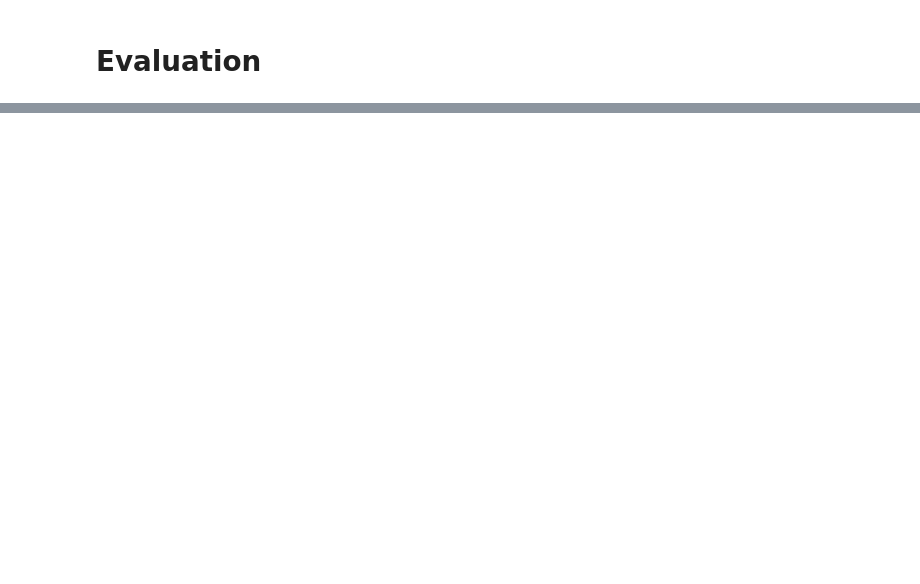
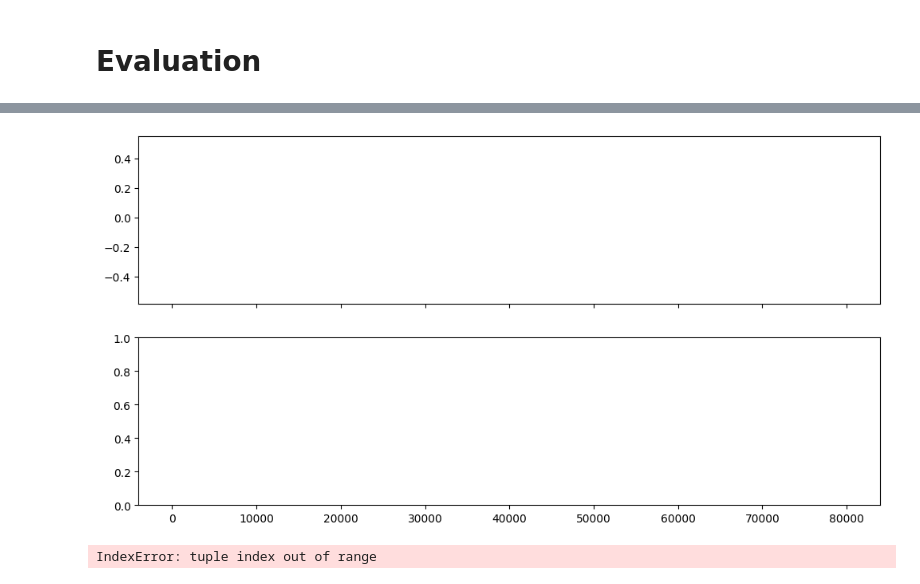
Before and after one commit to brianmodel/DeepLearningProject, a Jupyter notebook: audio_classification.ipynb, the cells around one changed output, grey strips where cells are left out. Saved outputs shown, nothing was run; the diff lists cells and outputs as text; code cells hidden in the pictures; blank space fills up the shorter version.

```diff
--- a/audio_classification.ipynb
+++ b/audio_classification.ipynb
@@ -152,0 +233,51 @@ RuntimeError: element 0 of tensors does not require grad and does not have a gra
+# %%
+import librosa
+import matplotlib
+from matplotlib.collections import LineCollection
+import matplotlib.cm as cm
+
+file = '/home/gigachad/DeepLearningProject/data/samples/country/0_country.00002.wav'
+y, sr = librosa.load(file, sr=16000)
+
+saliency = gen_saliency(model, file)
+saliency = saliency[0].numpy()
+norm = matplotlib.colors.Normalize(vmin=saliency.min(), vmax=saliency.max())
+cmap = cm.autumn
+# hor_lc = LineCollection(saliency, cmap=cmap, norm=norm)
+colors = cmap(norm(saliency))
+hex_colors = [matplotlib.colors.rgb2hex(colors[i,:-1]) for i in range(colors.shape[0])]
+# print(hex_colors)
+# print(matplotlib.colors.rgb2hex(colors[:, :-1]))
+
+# saliency = (saliency - np.min(saliency)) / (np.max(saliency) - np.min(saliency))
+# print(saliency.shape)
+
+fig, ax = plt.subplots(nrows=2, sharex=True, figsize=(12, 6))
+
+for x_, y_, c_ in zip(np.arange(len(saliency)), y, hex_colors):
+    ax[0].plot(x_, y_, color=c_)
+# ax[0].add_collection(hor_lc)
+# print(max(saliency), len(y))
+# saliency = saliency.tolist()
+# print(y)
+# librosa.display.waveshow(y, sr=sr, ax=ax[0])
+# librosa.display.waveshow(y, sr=sr, ax=ax[1], alpha=0.4)
+
+# saliency = gen_saliency(model, file)
+# saliency = saliency.numpy().T
+# saliency = (saliency - np.min(saliency)) / (np.max(saliency) - np.min(saliency))
+# print(saliency)
+# librosa.display.specshow(saliency, sr=sr, hop_length=512, x_axis='time', y_axis='linear', cmap='viridis', alpha=0.8, ax=ax[1])
+
+# ax[0].set(title='Audio waveform')
+# ax[1].set(title='Saliency map overlay')
+# ax[1].set(xlabel='Time (s)')
+# ax[1].set(ylabel='Frequency (Hz)')
+
+# Audio('/home/gigachad/DeepLearningProject/data/samples/country/0_country.00002.wav')
+# %% [output]
+[figure, added]
+# %%
+librosa.display.specshow(y, sr=sr)
+# %% [output]
+IndexError: tuple index out of range
```
Also changed, not shown: parts of 15 cells of this notebook, 14 other files.
